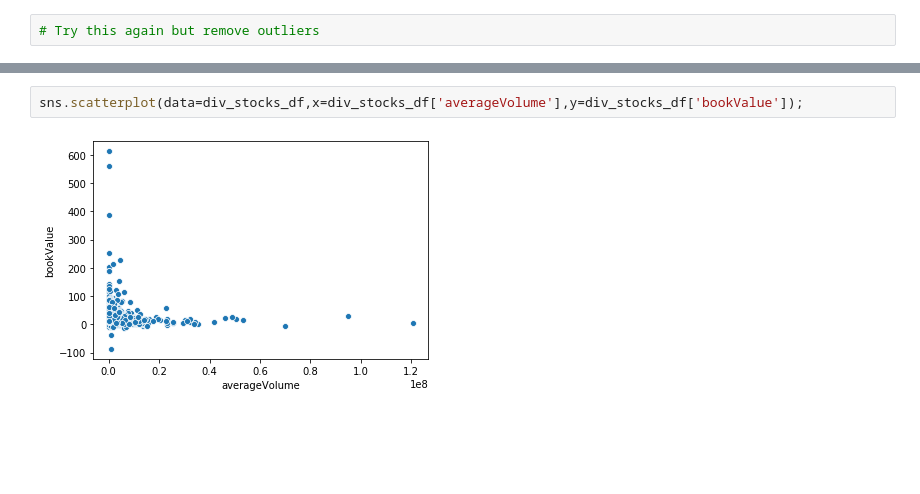
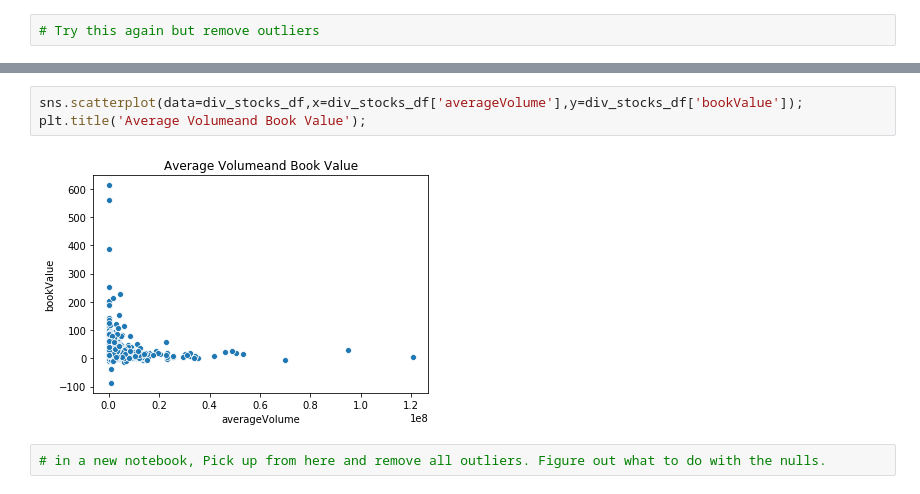
Before and after one commit to ipatel467/Stock-Market-Analysis, a Jupyter notebook: Stocks.ipynb, the cells around one changed output, grey strips where cells are left out. Cells and saved outputs as stored; diff of their text form; blank space fills up the shorter version.

```diff
--- a/Stocks.ipynb
+++ b/Stocks.ipynb
@@ -566,4 +568,7 @@ sns.scatterplot(data=div_stocks_df,x=div_stocks_df['averageVolume'],y=div_stocks
 # %%
 sns.scatterplot(data=div_stocks_df,x=div_stocks_df['averageVolume'],y=div_stocks_df['bookValue']);
+plt.title('Average Volumeand Book Value');
 # %% [output]
-[figure, old version]
+[figure, new version]
+# %%
+# in a new notebook, Pick up from here and remove all outliers. Figure out what to do with the nulls.
```
Also changed, not shown: parts of 3 cells of this notebook, 1 other file.
